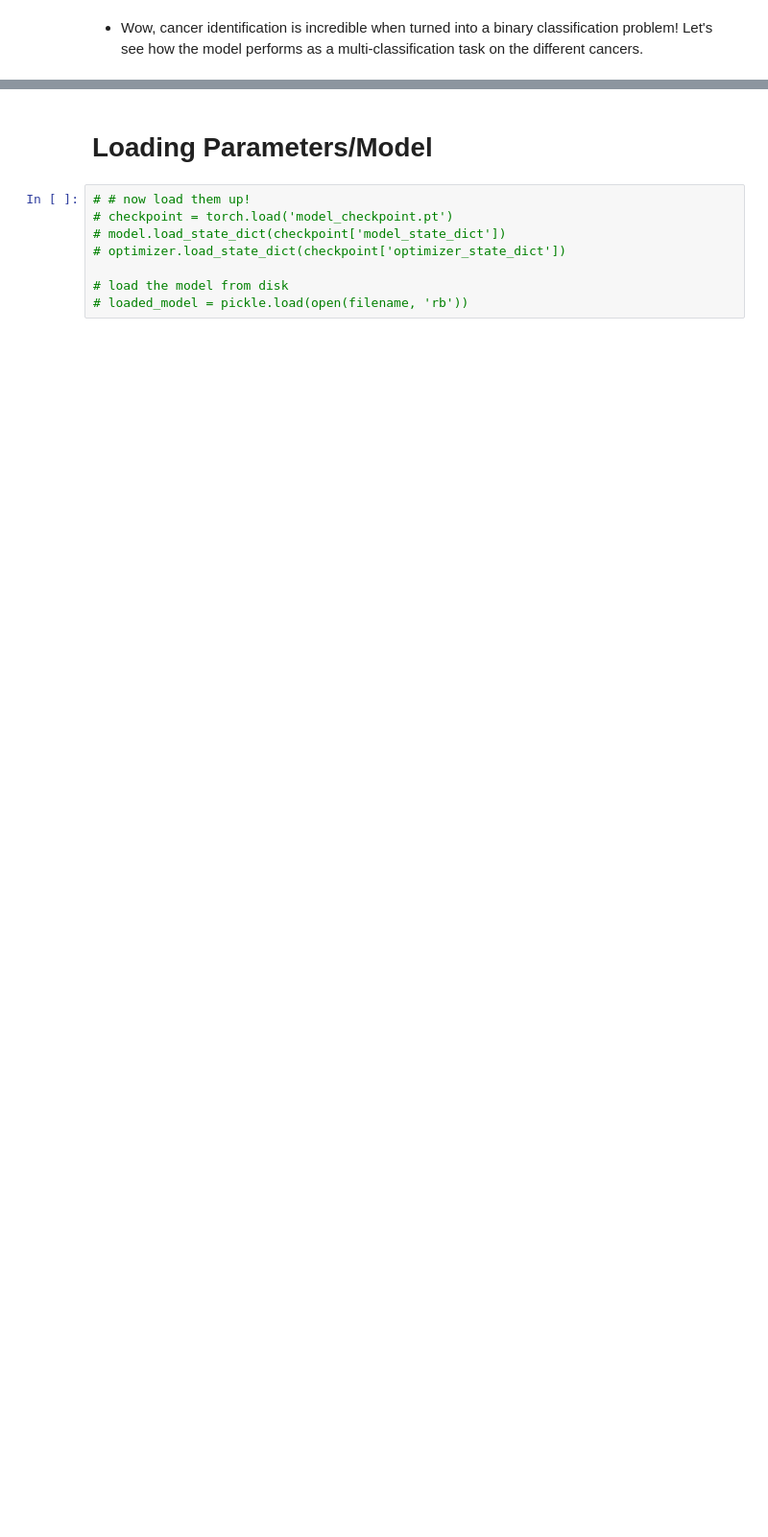
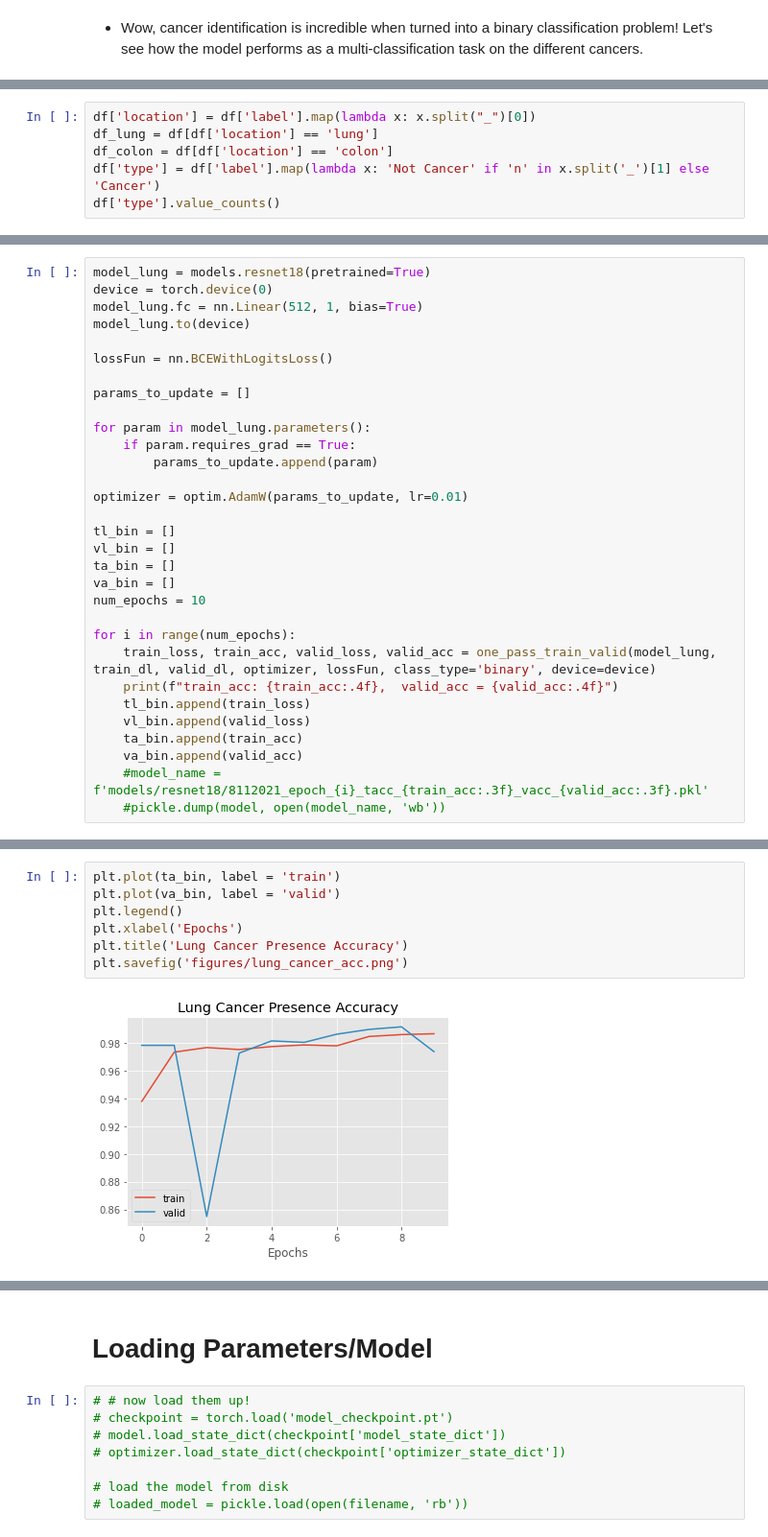
Before and after one commit to okeefe123/Histopathology_Final_Project, a Jupyter notebook: Cancer_Models.ipynb, the cells around one changed output, grey strips where cells are left out. Shown at 96% size. Drawn from its saved outputs; the diff is of its cells as text; blank space fills up the shorter version.

```diff
--- a/Cancer_Models.ipynb
+++ b/Cancer_Models.ipynb
@@ -851,0 +914,6 @@ plt.show()
+# %%
+df['location'] = df['label'].map(lambda x: x.split("_")[0])
+df_lung = df[df['location'] == 'lung']
+df_colon = df[df['location'] == 'colon']
+df['type'] = df['label'].map(lambda x: 'Not Cancer' if 'n' in x.split('_')[1] else 'Cancer')
+df['type'].value_counts()
@@ -851,0 +950,31 @@ plt.show()
+# %%
+model_lung = models.resnet18(pretrained=True)
+device = torch.device(0)
+model_lung.fc = nn.Linear(512, 1, bias=True)
+model_lung.to(device)
+
+lossFun = nn.BCEWithLogitsLoss()
+
+params_to_update = []
+
+for param in model_lung.parameters():
+    if param.requires_grad == True:
+        params_to_update.append(param)
+
+optimizer = optim.AdamW(params_to_update, lr=0.01)
+
+tl_bin = []
+vl_bin = []
+ta_bin = []
+va_bin = []
+num_epochs = 10
+
+for i in range(num_epochs):
+    train_loss, train_acc, valid_loss, valid_acc = one_pass_train_valid(model_lung, train_dl, valid_dl, optimizer, lossFun, class_type='binary', device=device)
+    print(f"train_acc: {train_acc:.4f},  valid_acc = {valid_acc:.4f}")
+    tl_bin.append(train_loss)
+    vl_bin.append(valid_loss)
+    ta_bin.append(train_acc)
+    va_bin.append(valid_acc)
+    #model_name = f'models/resnet18/8112021_epoch_{i}_tacc_{train_acc:.3f}_vacc_{valid_acc:.3f}.pkl'
+    #pickle.dump(model, open(model_name, 'wb'))
@@ -851,0 +992,9 @@ plt.show()
+# %%
+plt.plot(ta_bin, label = 'train')
+plt.plot(va_bin, label = 'valid')
+plt.legend()
+plt.xlabel('Epochs')
+plt.title('Lung Cancer Presence Accuracy')
+plt.savefig('figures/lung_cancer_acc.png')
+# %% [output]
+[figure, added]
```
Also changed, not shown: parts of 44 cells of this notebook.
